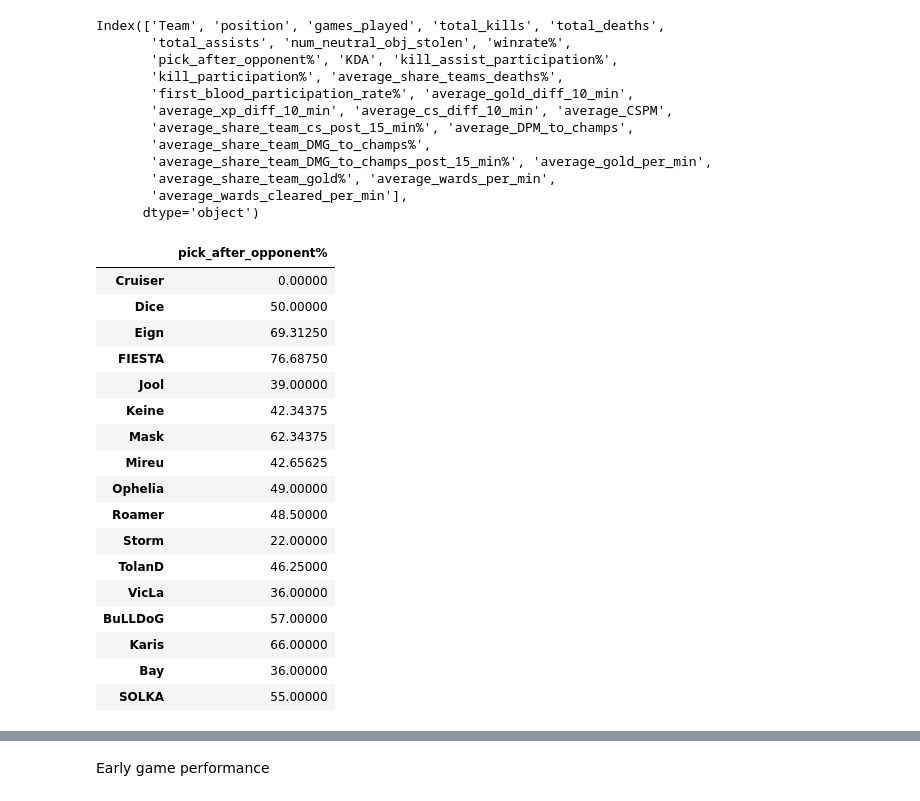
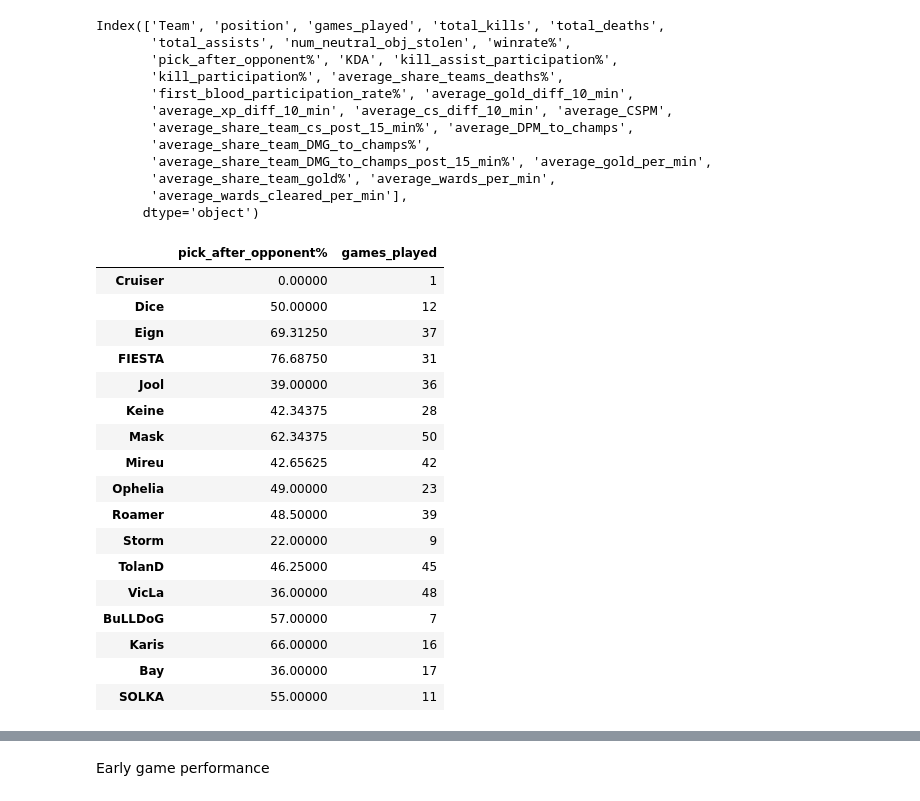
Before and after one commit to SFauth/LCK_CL_2021_Talent_Identification_Uni_Project, a Jupyter notebook: code.ipynb, the cells around one changed output, grey strips where cells are left out. Saved outputs shown, nothing was run; the diff lists cells and outputs as text; code cells hidden in the pictures.

```diff
--- a/code.ipynb
+++ b/code.ipynb
@@ -392,24 +395,24 @@ Index(['Team', 'position', 'games_played', 'total_kills', 'total_deaths',
        'average_wards_cleared_per_min'],
       dtype='object')
 # %%
-Middle[['pick_after_opponent%']]
+Middle[['pick_after_opponent%','games_played']]
 # %% [output]
-|  | pick_after_opponent% |
-| Cruiser | 0.00000 |
-| Dice | 50.00000 |
-| Eign | 69.31250 |
-| FIESTA | 76.68750 |
-| Jool | 39.00000 |
-| Keine | 42.34375 |
-| Mask | 62.34375 |
-| Mireu | 42.65625 |
-| Ophelia | 49.00000 |
-| Roamer | 48.50000 |
-| Storm | 22.00000 |
-| TolanD | 46.25000 |
-| VicLa | 36.00000 |
-| BuLLDoG | 57.00000 |
-| Karis | 66.00000 |
-| Bay | 36.00000 |
-| SOLKA | 55.00000 |
+|  | pick_after_opponent% | games_played |
+| Cruiser | 0.00000 | 1 |
+| Dice | 50.00000 | 12 |
+| Eign | 69.31250 | 37 |
+| FIESTA | 76.68750 | 31 |
+| Jool | 39.00000 | 36 |
+| Keine | 42.34375 | 28 |
+| Mask | 62.34375 | 50 |
+| Mireu | 42.65625 | 42 |
+| Ophelia | 49.00000 | 23 |
+| Roamer | 48.50000 | 39 |
+| Storm | 22.00000 | 9 |
+| TolanD | 46.25000 | 45 |
+| VicLa | 36.00000 | 48 |
+| BuLLDoG | 57.00000 | 7 |
+| Karis | 66.00000 | 16 |
+| Bay | 36.00000 | 17 |
+| SOLKA | 55.00000 | 11 |
 # %%
```
Also changed, not shown: parts of 16 cells of this notebook.
